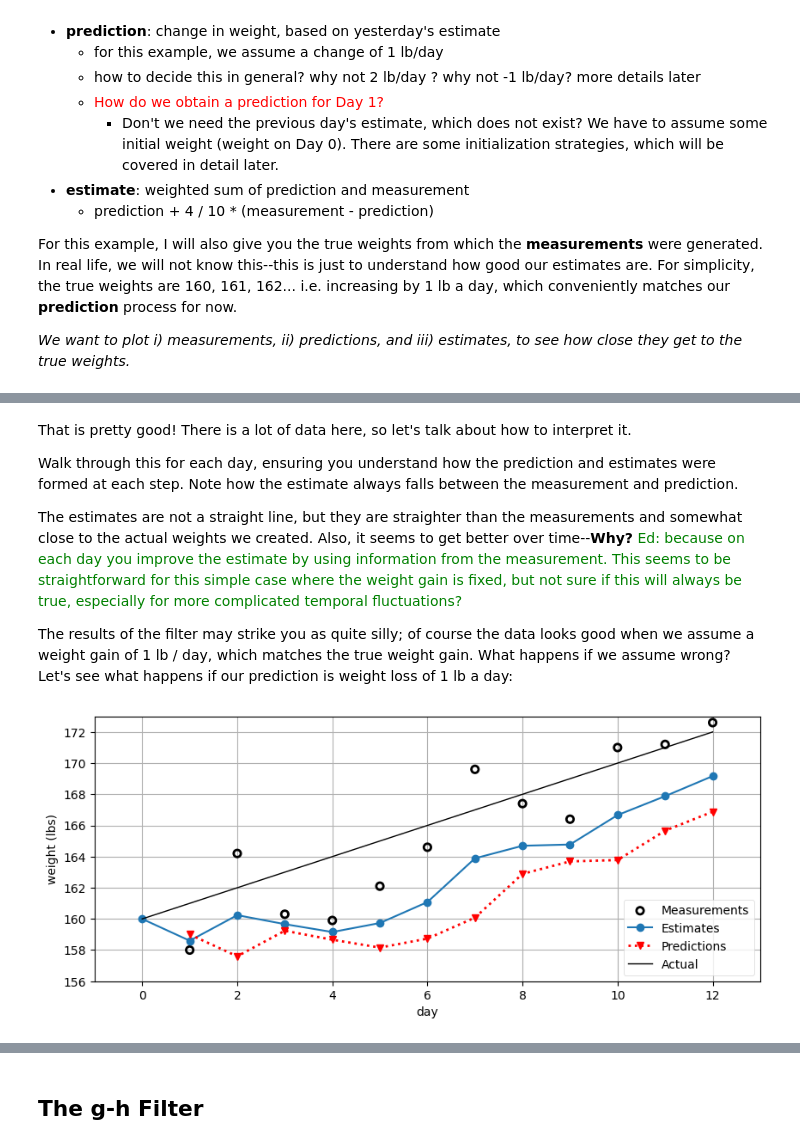
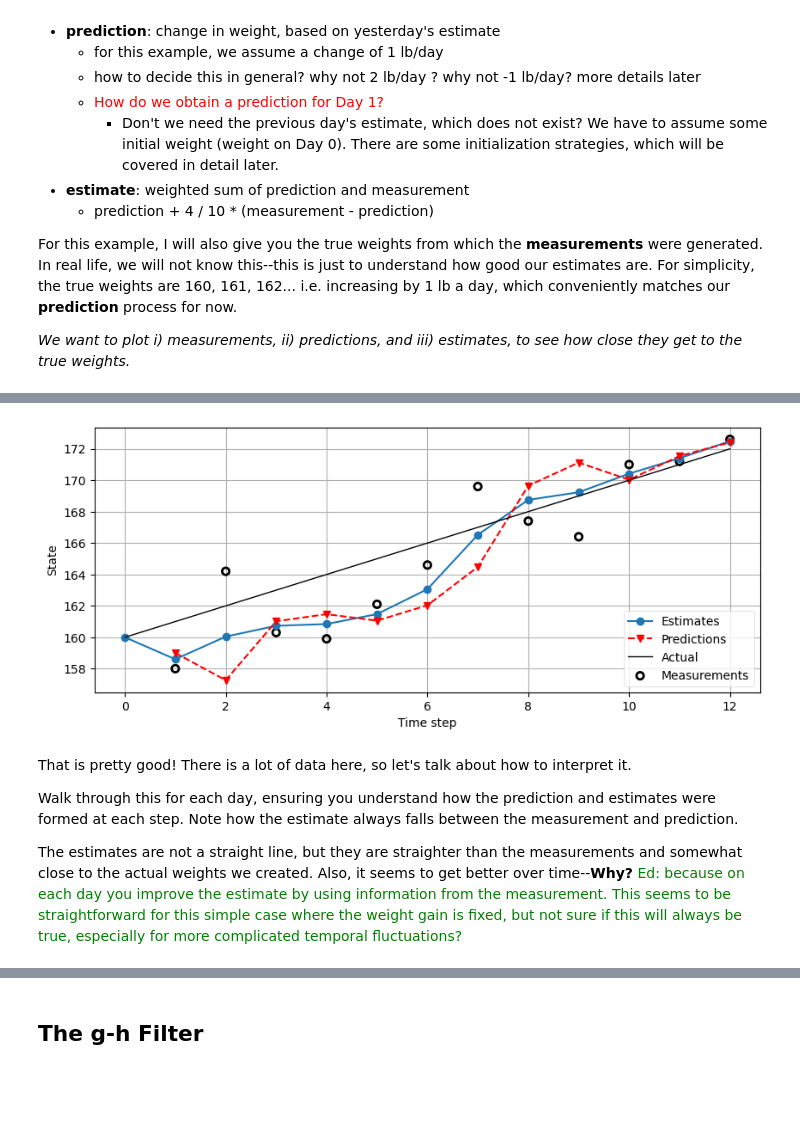
Before and after one commit to edmundchong/Kalman-and-Bayesian-Filters-in-Python, a Jupyter notebook: 01-g-h-filter.ipynb, the cells around one changed output, grey strips where cells are left out. Drawn from its saved outputs; the diff is of its cells as text; code cells hidden in the pictures; blank space fills up the shorter version.

```diff
--- a/01-g-h-filter.ipynb
+++ b/01-g-h-filter.ipynb
@@ -255,10 +256,14 @@ df
 # %%
-def generate_estimates(df, predicted_gain, scaling, time_step=1):
+# answer:
+
+def generate_estimates(df, gain_rate, scaling, initial_guess, time_step=1):
+
     df = df.copy()
+    df.loc[0,'estimates'] = initial_guess
     for t, row in df[1:].iterrows():
-        z = row['measurements']
+        z = row['observed']
         prev_estimate = df.loc[t-1,'estimates']
-        prediction = prev_estimate + time_step * predicted_gain
+        prediction = prev_estimate + time_step * gain_rate
         residual = z - prediction
         new_estimate = prediction + scaling * residual
 
@@ -267,5 +272,4 @@ def generate_estimates(df, predicted_gain, scaling, time_step=1):
         # most filter literature uses 'z' for measurements
     return df
 
-df = generate_estimates(df, predicted_gain = 1, scaling=0.4)
-df
+df_out = generate_estimates(df_given, gain_rate = 1, scaling=0.4, initial_guess=160.0)
@@ -293,3 +299,10 @@ gh.plot_gh_results(df['measurements'][1:], df['estimates'], df['predictions'][1:
+# %%
+fig, ax = plt.subplots()
+ec_plt.plot_filter(ax,df_out,
+                   z_col='observed', x_col='estimates',
+                   pred_col='predictions', actual_col='actual')
+# %% [output]
+[figure, added]
 # %% [markdown]
 That is pretty good! There is a lot of data here, so let's talk about how to interpret it.
 
@@ -298,11 +311,3 @@ Walk through this for each day, ensuring you understand how the prediction and e
 The estimates are not a straight line, but they are straighter than the measurements and somewhat close to the actual weights we created.
 Also, it seems to get better over time--**Why?**
 <font color=green>Ed: because on each day you improve the estimate by using information from the measurement. This seems to be straightforward for this simple case where the weight gain is fixed, but not sure if this will always be true, especially for more complicated temporal fluctuations? </font>
-
-The results of the filter may strike you as quite silly; of course the data looks good when we assume a weight gain of 1 lb / day, which matches the true weight gain. What happens if we assume wrong? Let's see what happens if our prediction is weight loss of 1 lb a day:
-# %%
-df = generate_estimates(df, predicted_gain = -1, scaling=0.4)
-book_plots.set_figsize(10)
-gh.plot_gh_results(df['measurements'][1:], df['estimates'], df['predictions'][1:], [160, 172])
-# %% [output]
-[figure, removed]
```
Also changed, not shown: parts of 57 cells of this notebook, 3 other files.
